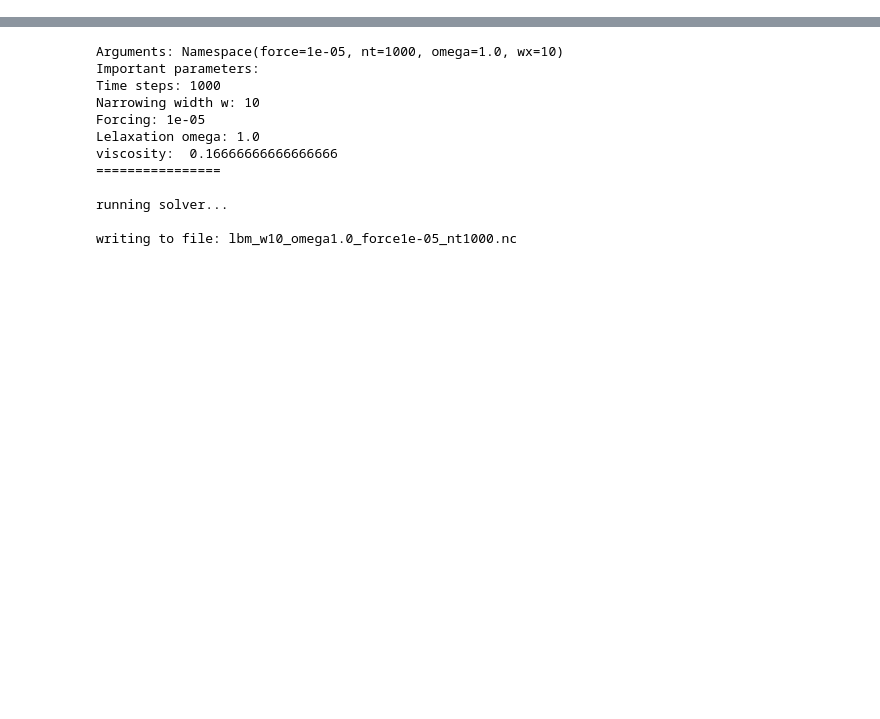
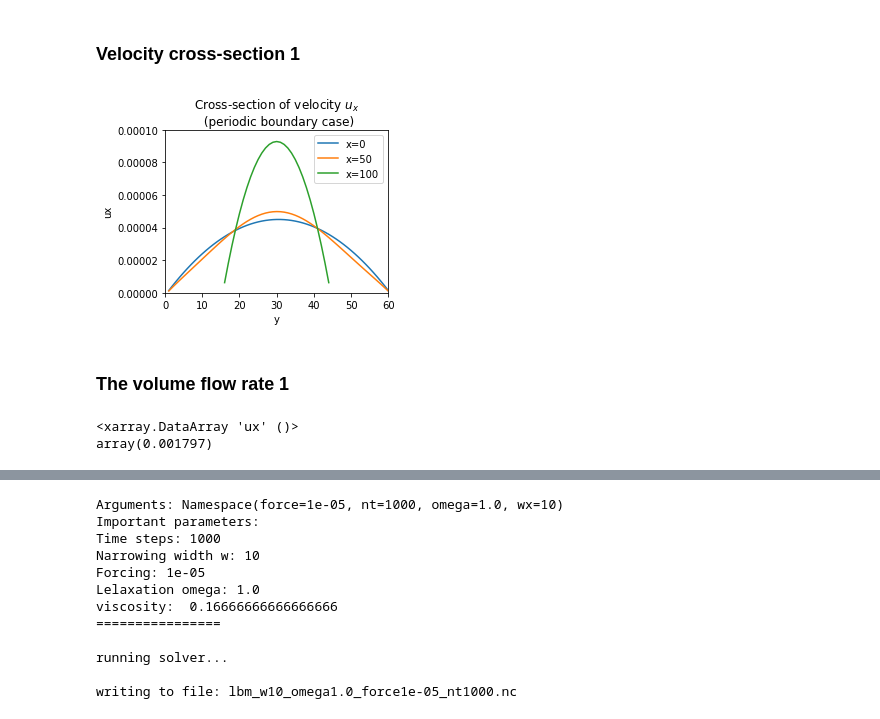
Before and after one commit to iacs-ac290r-2019-2/homework, a Jupyter notebook: HW2/JiaweiZhuang/use_LBM_solver.ipynb, the cells around one changed output, grey strips where cells are left out. Drawn from its saved outputs; the diff is of its cells as text; code cells hidden in the pictures; blank space fills up the shorter version.

```diff
--- a/HW2/JiaweiZhuang/use_LBM_solver.ipynb
+++ b/HW2/JiaweiZhuang/use_LBM_solver.ipynb
@@ -28,0 +97,22 @@ writing to file: lbm_w30_omega1.0_force1e-05_nt1000.nc
+# %% [markdown]
+### Velocity cross-section 1
+# %%
+fig, ax = plt.subplots(1, 1, figsize=[4, 3])
+
+ds_case1['ux'].isel(x=0).plot(ax=ax, label='x=0')
+ds_case1['ux'].isel(x=50).plot(ax=ax, label='x=50')
+ds_case1['ux'].isel(x=100).plot(ax=ax, label='x=100')
+plt.legend()
+ax.set_xlim(0, 60)
+ax.set_ylim(0, 1e-4)
+ax.set_title('Cross-section of velocity $u_x$ \n (periodic boundary case)')
+fig.savefig('case1_u_cross_section.png', dpi=200, bbox_inches = "tight")
+# %% [output]
+[figure, added]
+# %% [markdown]
+### The volume flow rate 1
+# %%
+ds_case1['ux'].sum(dim='y').mean()  # average over all cross sections
+# %% [output]
+<xarray.DataArray 'ux' ()>
+array(0.001797)
```
Also changed, not shown: parts of 47 cells of this notebook.
